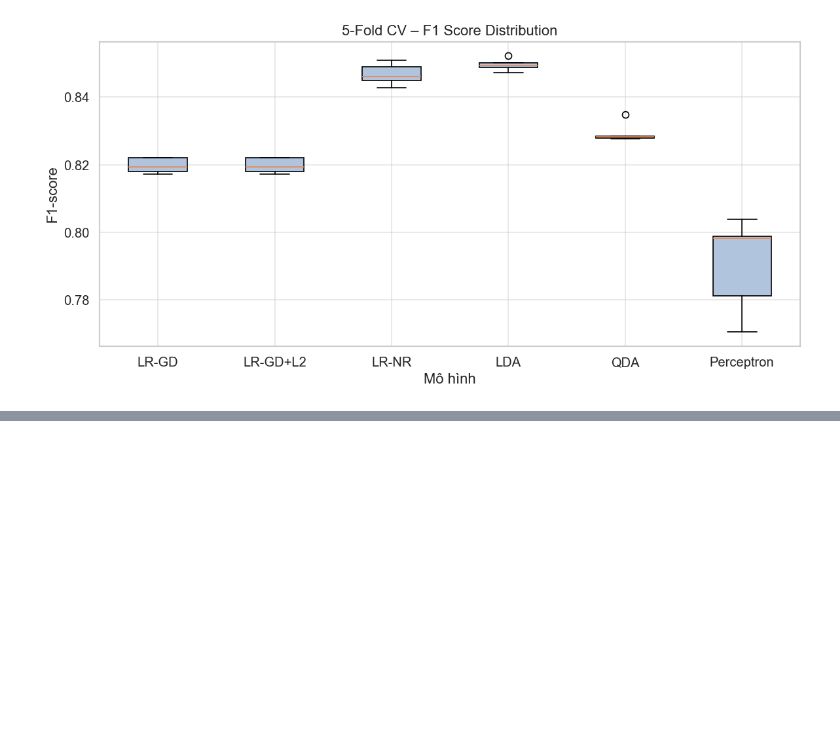
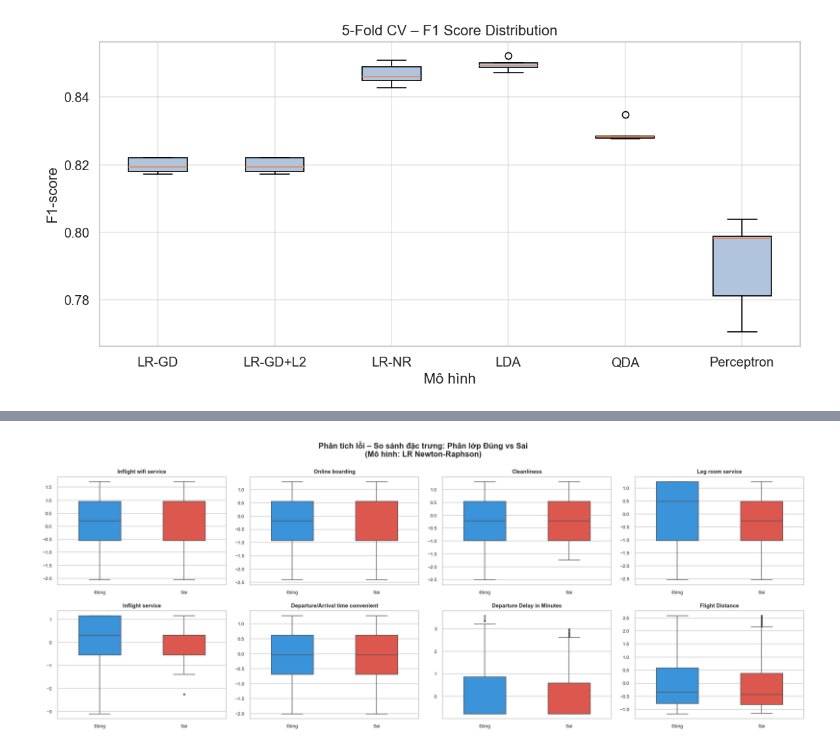
Before and after one commit to conluoi123/Machine-Learning---Project-1-, a Jupyter notebook: code/Part2_Classification/models.ipynb, the cells around one changed output, grey strips where cells are left out. Drawn from its saved outputs; the diff is of its cells as text; code cells hidden in the pictures; blank space fills up the shorter version.

Commit message:
feat: add error analysis, Fisher score and model comparison workflows

```diff
--- a/code/Part2_Classification/models.ipynb
+++ b/code/Part2_Classification/models.ipynb
@@ -5055,0 +5174,90 @@ Bắt đầu 5-Fold CV trên tập dữ liệu 103904 mẫu...
+# %%
+# Dùng mô hình tốt nhất: LR Newton-Raphson (pred_nr, prob_nr)
+# So sánh đặc trưng của mẫu phân lớp SAI vs ĐÚNG
+
+best_pred  = pred_nr          # thay bằng mô hình tốt nhất của bạn
+best_prob  = prob_nr
+y_true_ea  = y_test_c
+feat_names = FEATURE_NAMES    # list tên đặc trưng từ cell 2
+
+# Tạo DataFrame với dự đoán và nhãn thật
+df_ea = pd.DataFrame(X_test_c, columns=feat_names)
+df_ea['y_true']      = y_true_ea
+df_ea['y_pred']      = best_pred
+df_ea['y_prob']      = best_prob
+df_ea['is_correct']  = (df_ea['y_true'] == df_ea['y_pred'])
+df_ea['error_type']  = 'Correct'
+df_ea.loc[(df_ea['y_true']==1) & (df_ea['y_pred']==0), 'error_type'] = 'FN (miss satisfied)'
+df_ea.loc[(df_ea['y_true']==0) & (df_ea['y_pred']==1), 'error_type'] = 'FP (false satisfied)'
+
+df_wrong   = df_ea[~df_ea['is_correct']]
+df_correct = df_ea[ df_ea['is_correct']]
+
+print(f"Tổng mẫu test      : {len(df_ea):,}")
+print(f"Phân lớp đúng      : {df_ea['is_correct'].sum():,} ({df_ea['is_correct'].mean()*100:.1f}%)")
+print(f"Phân lớp SAI       : {(~df_ea['is_correct']).sum():,} ({(~df_ea['is_correct']).mean()*100:.1f}%)")
+print(f"  - FN (miss sat.) : {(df_ea['error_type']=='FN (miss satisfied)').sum():,}")
+print(f"  - FP (false sat.): {(df_ea['error_type']=='FP (false satisfied)').sum():,}")
+
+# So sánh mean của từng đặc trưng: Correct vs Wrong
+num_feats = [c for c in feat_names if df_ea[c].nunique() > 5]   # chỉ lấy đặc trưng liên tục
+mean_correct = df_correct[num_feats].mean()
+mean_wrong   = df_wrong[num_feats].mean()
+diff_df = pd.DataFrame({
+    'Mean (Correct)': mean_correct,
+    'Mean (Wrong)'  : mean_wrong,
+    'Diff'          : (mean_wrong - mean_correct).abs(),
+}).sort_values('Diff', ascending=False)
+
+print("\nTop 10 đặc trưng có sự khác biệt lớn nhất giữa mẫu đúng và mẫu sai:")
+display(diff_df.head(10).round(4))
+
+# Barplot top-8 đặc trưng
+top8 = diff_df.head(8).index.tolist()
+
+fig, axes = plt.subplots(2, 4, figsize=(18, 7))
+axes = axes.flatten()
+fig.suptitle('Phân tích lỗi – So sánh đặc trưng: Phân lớp Đúng vs Sai\n(Mô hình: LR Newton-Raphson)',
+             fontsize=13, fontweight='bold')
+
+for ax, feat in zip(axes, top8):
+    data_plot = pd.DataFrame({
+        'Giá trị': pd.concat([df_correct[feat], df_wrong[feat]], ignore_index=True),
+        'Nhóm'   : ['Đúng']*len(df_correct) + ['Sai']*len(df_wrong)
+    })
+    sns.boxplot(data=data_plot, x='Nhóm', y='Giá trị',
+                palette={'Đúng':'#2196F3','Sai':'#F44336'}, ax=ax,
+                width=0.5, fliersize=2)
+    ax.set_title(feat, fontsize=9, fontweight='bold')
+    ax.set_xlabel(''); ax.set_ylabel('')
+    ax.tick_params(labelsize=8)
+
+# Ẩn axes thừa
+for ax in axes[len(top8):]:
+    ax.set_visible(False)
+
+plt.tight_layout()
+plt.savefig('error_analysis.png', dpi=150, bbox_inches='tight')
+plt.show()
+
+#hân tích xác suất của mẫu sai: Confident errors
+fig, ax = plt.subplots(figsize=(8, 4))
+ax.hist(df_wrong['y_prob'], bins=40, color='#F44336', alpha=0.7,
+        edgecolor='white', label='Mẫu phân lớp SAI')
+ax.hist(df_correct['y_prob'], bins=40, color='#2196F3', alpha=0.4,
+        edgecolor='white', label='Mẫu phân lớp ĐÚNG')
+ax.axvline(0.5, color='black', linestyle='--', lw=1.5, label='Ngưỡng = 0.5')
+ax.set_xlabel('Xác suất dự đoán p(y=1|x)', fontsize=11)
+ax.set_ylabel('Số lượng mẫu', fontsize=11)
+ax.set_title('Phân phối xác suất: Mẫu đúng vs Mẫu sai', fontsize=12, fontweight='bold')
+ax.legend(fontsize=9)
+plt.tight_layout()
+plt.savefig('error_prob_dist.png', dpi=150, bbox_inches='tight')
+plt.show()
+
+confident_errors = df_wrong[
+    (df_wrong['y_prob'] > 0.7) | (df_wrong['y_prob'] < 0.3)
+]
+print(f"\nSố mẫu sai với xác suất tự tin cao (>0.7 hoặc <0.3): {len(confident_errors):,} "
+      f"({len(confident_errors)/len(df_wrong)*100:.1f}% số mẫu sai)")
+# %% [output]
@@ -5055,0 +5282 @@ Bắt đầu 5-Fold CV trên tập dữ liệu 103904 mẫu...
+[figure, added]
```
Also changed, not shown: parts of 8 cells of this notebook, 3 other files.
